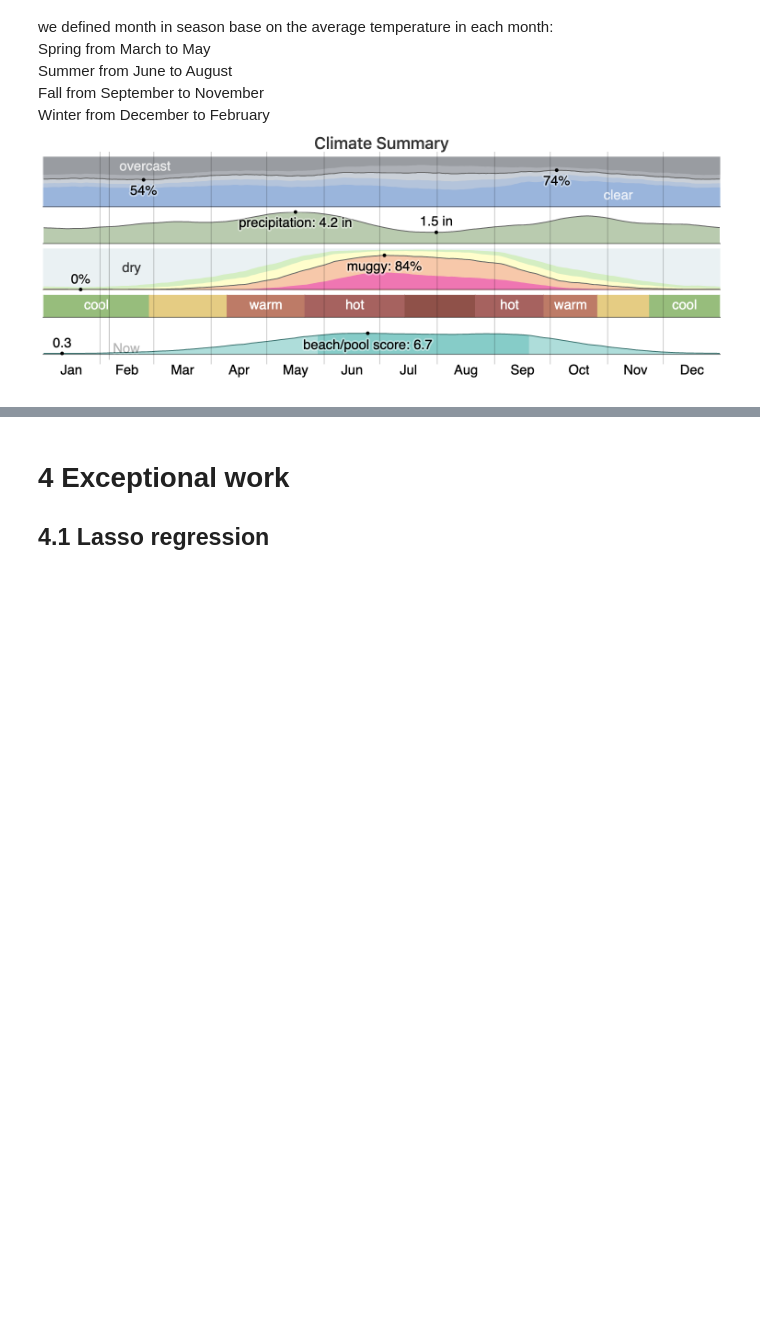
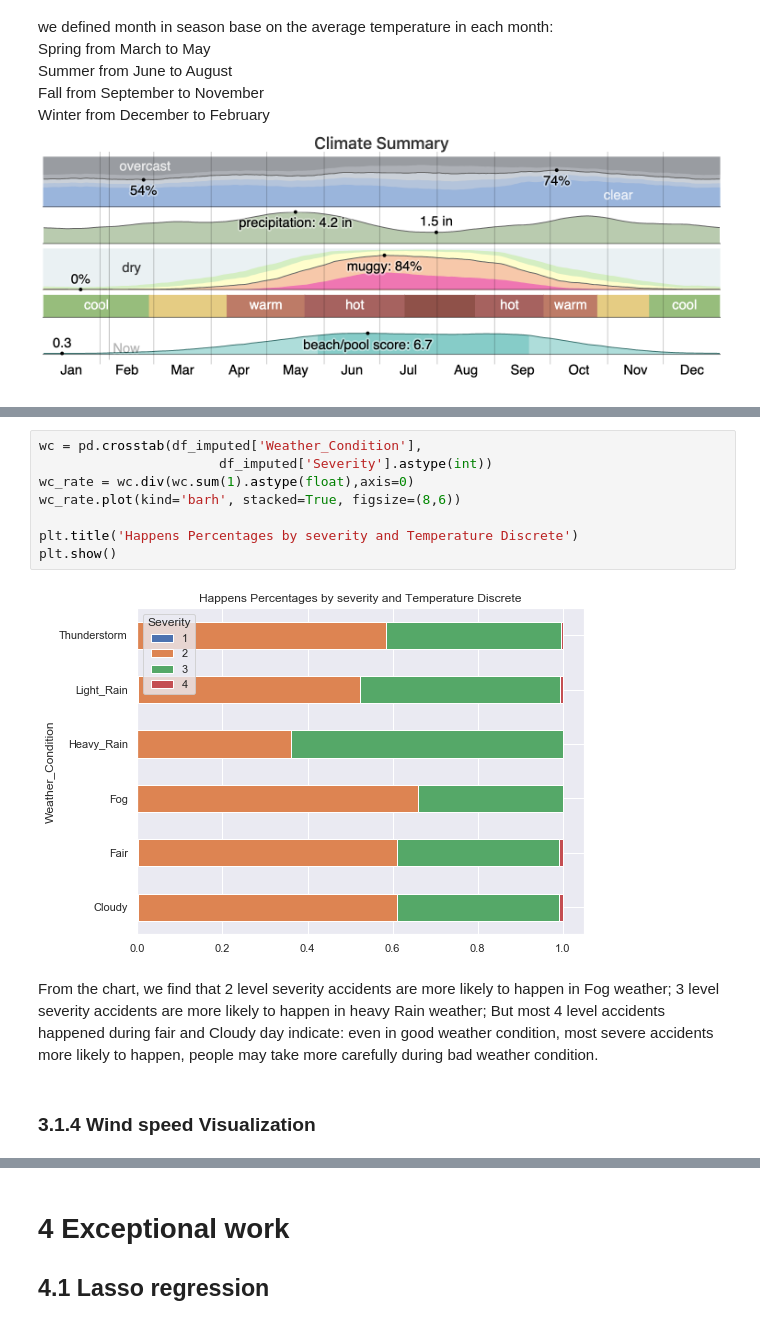
Before and after one commit to pobbylc/CS7324, a Jupyter notebook: lab1/lab1.ipynb, the cells around one changed output, grey strips where cells are left out. Saved outputs shown, nothing was run; the diff lists cells and outputs as text; blank space fills up the shorter version.

```diff
--- a/lab1/lab1.ipynb
+++ b/lab1/lab1.ipynb
@@ -680,0 +551,16 @@ plt.show()
+# %%
+wc = pd.crosstab(df_imputed['Weather_Condition'],
+                       df_imputed['Severity'].astype(int))
+wc_rate = wc.div(wc.sum(1).astype(float),axis=0)
+wc_rate.plot(kind='barh', stacked=True, figsize=(8,6))
+
+plt.title('Happens Percentages by severity and Temperature Discrete')
+plt.show()
+# %% [output]
+[figure, added]
+# %% [markdown]
+From the chart, we find that 2 level severity accidents are more likely to happen in Fog weather;
+3 level severity accidents are more likely to happen in heavy Rain weather;
+But most 4 level accidents happened during fair and Cloudy day indicate: even in good weather condition, most severe accidents more likely to happen, people may take more carefully during bad weather condition.
+# %% [markdown]
+### 3.1.4 Wind speed Visualization
```
Also changed, not shown: parts of 56 cells of this notebook.
